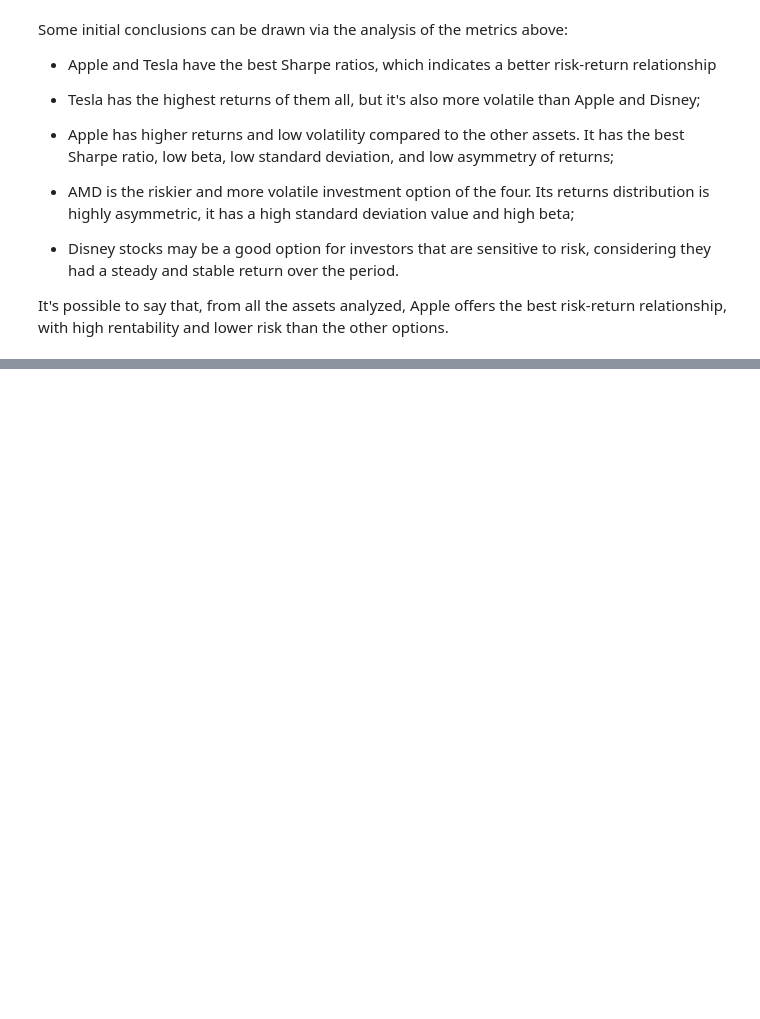
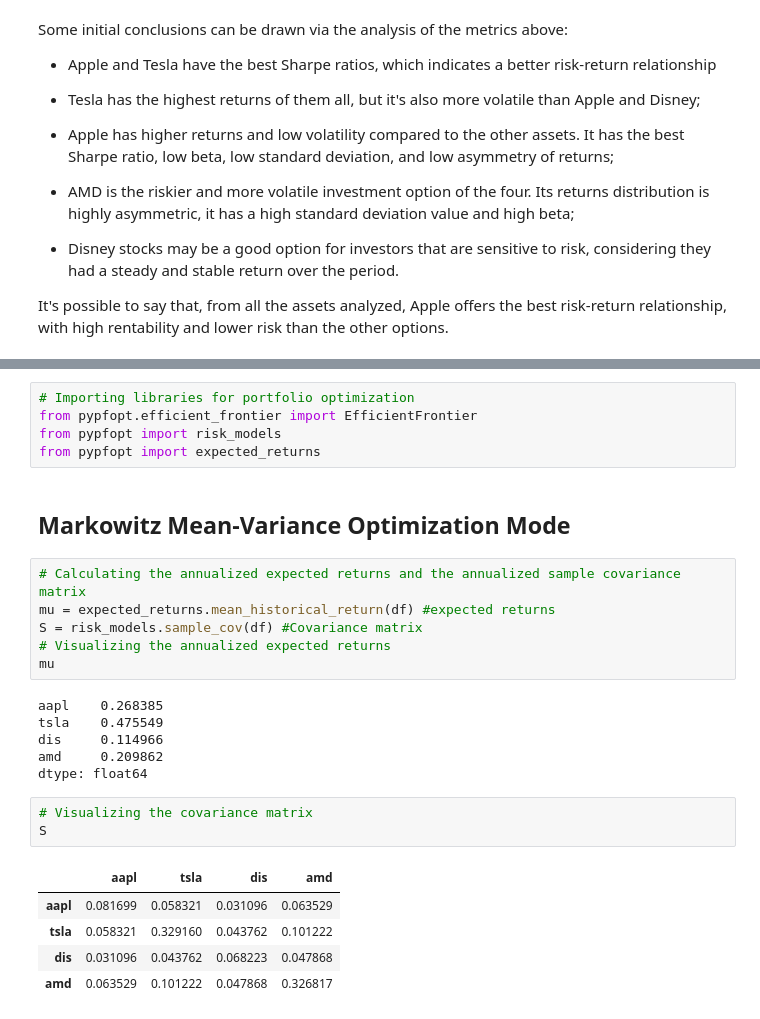
Before and after one commit to YannSko/Portfollio, a Jupyter notebook: Finance_Project/Financial_Analysis.ipynb, the cells around one changed output, grey strips where cells are left out. Saved outputs shown, nothing was run; the diff lists cells and outputs as text; blank space fills up the shorter version.

```diff
--- a/Finance_Project/Financial_Analysis.ipynb
+++ b/Finance_Project/Financial_Analysis.ipynb
@@ -539,0 +669,28 @@ the other options.
+# %%
+# Importing libraries for portfolio optimization
+from pypfopt.efficient_frontier import EfficientFrontier
+from pypfopt import risk_models
+from pypfopt import expected_returns
+# %% [markdown]
+## Markowitz Mean-Variance Optimization Mode
+# %%
+# Calculating the annualized expected returns and the annualized sample covariance matrix
+mu = expected_returns.mean_historical_return(df) #expected returns
+S = risk_models.sample_cov(df) #Covariance matrix
+# Visualizing the annualized expected returns
+mu
+# %% [output]
+aapl    0.268385
+tsla    0.475549
+dis     0.114966
+amd     0.209862
+dtype: float64
+# %%
+# Visualizing the covariance matrix
+S
+# %% [output]
+|  | aapl | tsla | dis | amd |
+| aapl | 0.081699 | 0.058321 | 0.031096 | 0.063529 |
+| tsla | 0.058321 | 0.329160 | 0.043762 | 0.101222 |
+| dis | 0.031096 | 0.043762 | 0.068223 | 0.047868 |
+| amd | 0.063529 | 0.101222 | 0.047868 | 0.326817 |
```
Also changed, not shown: parts of 29 cells of this notebook.
